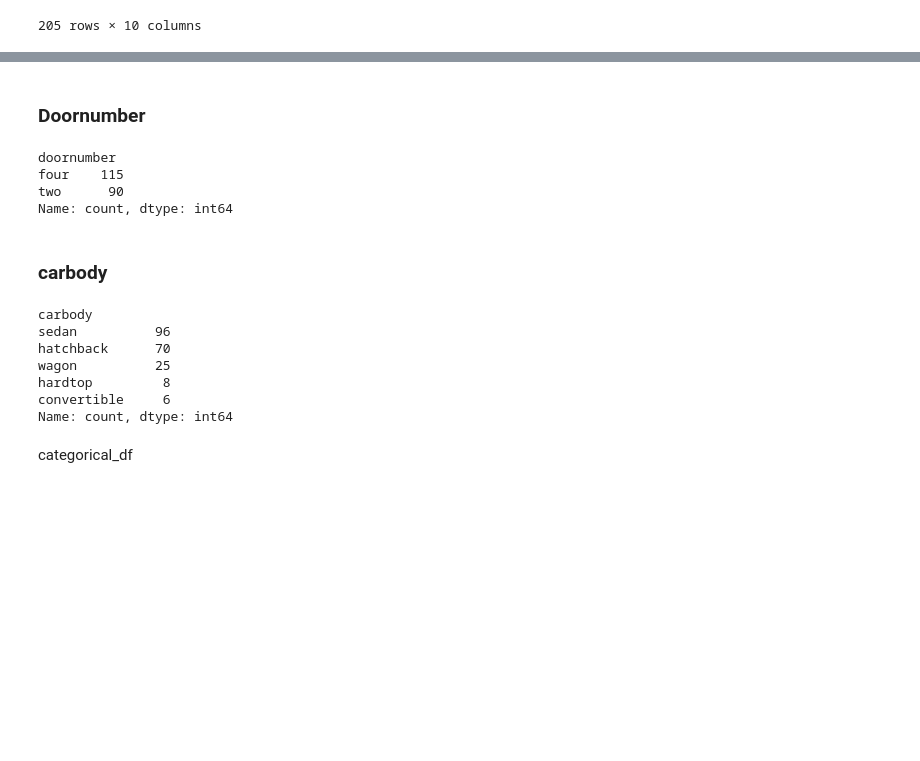
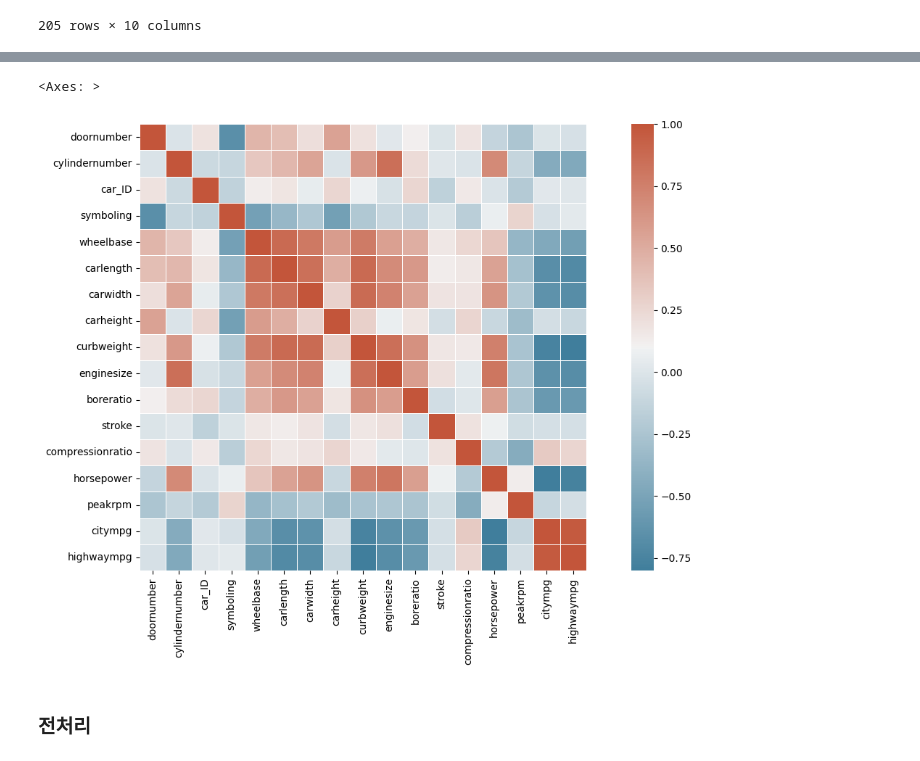
Before and after one commit to Juwan-s/DataScientist_practice, a Jupyter notebook: regression/Car_price_regression/Car_price_regression.ipynb, the cells around one changed output, grey strips where cells are left out. Cells and saved outputs as stored; diff of their text form; code cells hidden in the pictures; blank space fills up the shorter version.

```diff
--- a/regression/Car_price_regression/Car_price_regression.ipynb
+++ b/regression/Car_price_regression/Car_price_regression.ipynb
@@ -183,0 +221,20 @@ categorical_df
+# %%
+def str_to_number(x):
+
+    num_dict = {'one':1,
+               'two': 2,
+               'three': 3,
+               'four': 4,
+               'five': 5,
+               'six': 6,
+               'seven': 7,
+               'eight': 8,
+               'nine': 9,
+               'ten': 10,
+               'eleven': 11,
+               'twelve':12}
+
+    return num_dict[x]
+# %%
+categorical_df['doornumber'] = categorical_df['doornumber'].apply(lambda x : str_to_number(x))
+categorical_df['cylindernumber'] = categorical_df['cylindernumber'].apply(lambda x : str_to_number(x))
@@ -190,0 +299,2 @@ array(['gas', 'diesel'], dtype=object)
+# %%
+categorical_df['CarName'] = categorical_df['CarName'].apply(lambda x : x.split()[0])
@@ -190,0 +333,2 @@ array(['gas', 'diesel'], dtype=object)
+# %%
+new_df = pd.concat([categorical_df, numerical_df], axis = 1)
@@ -191,24 +367,11 @@ array(['gas', 'diesel'], dtype=object)
+# %%
+f, ax = plt.subplots(figsize=(16, 8))
+cmap = sns.diverging_palette(230, 20, as_cmap=True)
+corr = new_df.select_dtypes(include=['number']).corr()
+
+sns.heatmap(corr, cmap=cmap, square=True, linewidths=.5)
+# %% [output]
+<Axes: >
+[figure, added]
 # %% [markdown]
-### Doornumber
+### 전처리
-# %%
-# 해당 변수는 수치형 변환 결정
-categorical_df['doornumber'].value_counts()
-# %% [output]
-doornumber
-four    115
-two      90
-Name: count, dtype: int64
-# %% [markdown]
-### carbody
-# %%
-categorical_df['carbody'].value_counts()
-# %% [output]
-carbody
-sedan          96
-hatchback      70
-wagon          25
-hardtop         8
-convertible     6
-Name: count, dtype: int64
-# %% [markdown]
-categorical_df
```
Also changed, not shown: parts of 37 cells of this notebook, 1 other file.
